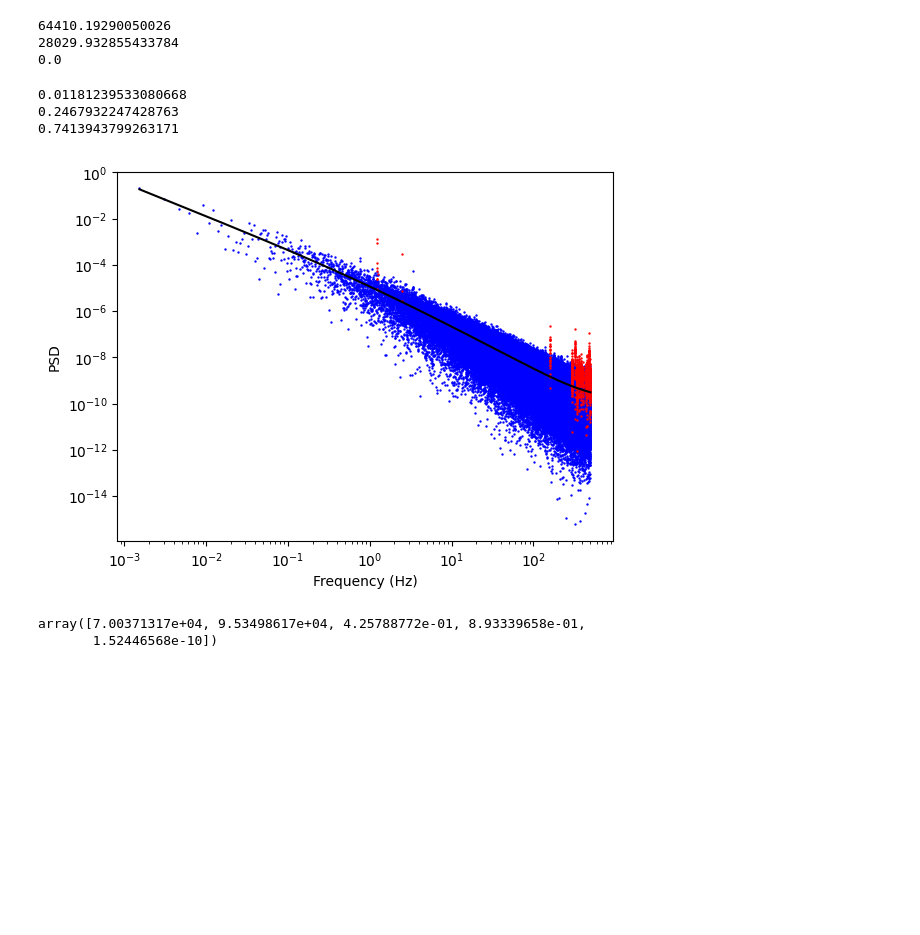
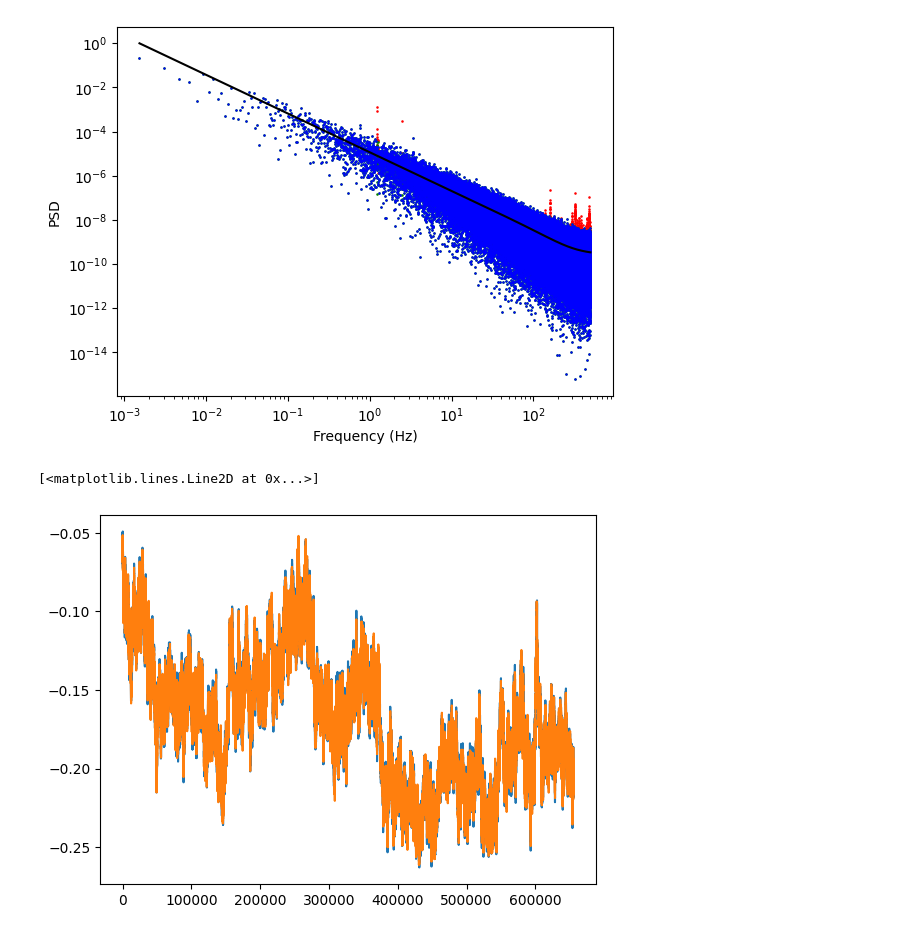
Before and after one commit to wusche1/Spctral-Noise-Filtering, a Jupyter notebook: demos/finding_peaks.ipynb, the cells around one changed output. Drawn from its saved outputs; the diff is of its cells as text; code cells hidden in the pictures; blank space fills up the shorter version.

Commit message:
added the reconstruction of a realsitic trajectory out of noisy data

```diff
--- a/demos/finding_peaks.ipynb
+++ b/demos/finding_peaks.ipynb
@@ -13,6 +13,7 @@ x_data = np.load("../data/tweezeramplitude_000_x_66_kHz.npy")
 #make t-data under the assumption that measurements are taken at 1 kHz
 t_data = np.linspace(0, len(x_data)/1000, len(x_data))
 
-data = Data(t_data, x_data, typical_peak_number=1, max_peak_percentage=.9, log_weighted=True)
+
+data = Data(t_data, x_data, typical_peak_number=1, max_peak_percentage=.9, log_weighted=False, unweighted_postfit = False)
 data.create_PSD()
 data.bayesian_update()
@@ -54,22 +32,4 @@ plt.show()
-# %%
-#print the sum of the surprises minus the minimum surprise
-min_surprise = np.min([np.sum(surprise_maxwell), np.sum(surprise_kelvin_voigt), np.sum(surprise_fractional_kelvin_voigt)])
-print(np.sum(surprise_maxwell) - min_surprise)
-print(np.sum(surprise_kelvin_voigt) - min_surprise)
-print(np.sum(surprise_fractional_kelvin_voigt) - min_surprise)
-# %% [output]
-64410.19290050026
-28029.932855433784
-0.0
-# %%
-print(data.posterior_maxwell)
-print(data.posterior_kelvin_voigt)
-print(data.posterior_fractional_kelvin_voigt)
-# %% [output]
-0.01181239533080668
-0.2467932247428763
-0.7413943799263171
 # %%
 data.peaks = []
-data.max_peak_percentage = .9
+data.max_peak_percentage = 0.8
 data.find_peaks(max_iter=5)
@@ -76,21 +38,25 @@ data.find_peaks(max_iter=5)
 # %%
 frequencies = data.frequencies
 PSD = data.PSD
 peak_idx = get_peak_indices(data.peaks)
 non_peak_idx = np.setdiff1d(np.arange(len(frequencies)), peak_idx)
+plt.scatter(frequencies[peak_idx], PSD[peak_idx], s=.7,c='r')
+plt.scatter(frequencies, data.reconstructed_PSD, c='g', s=.7)
 plt.scatter(frequencies[non_peak_idx], PSD[non_peak_idx], s=.5,c='b', label='Hydrogel 1 kHz')
-plt.scatter(frequencies[peak_idx], PSD[peak_idx], s=.5,c='r')
+
 plt.plot(frequencies, data.fit_function(frequencies, data.fit_params), c='k')
+
 
 plt.xscale('log')
 plt.yscale('log')
 plt.xlabel("Frequency (Hz)")
 plt.ylabel("PSD")
 plt.show()
 # %% [output]
-[figure, old version]
+[figure, new version]
-# %%
-data.fit_params
-# %% [output]
-array([7.00371317e+04, 9.53498617e+04, 4.25788772e-01, 8.93339658e-01,
-       1.52446568e-10])
+# %%
+plt.plot(data.x)
+plt.plot(data.reconstructed_x)
+# %% [output]
+[<matplotlib.lines.Line2D at 0x...>]
+[figure, added]
```
Also changed, not shown: parts of 10 cells of this notebook, 2 other files.
